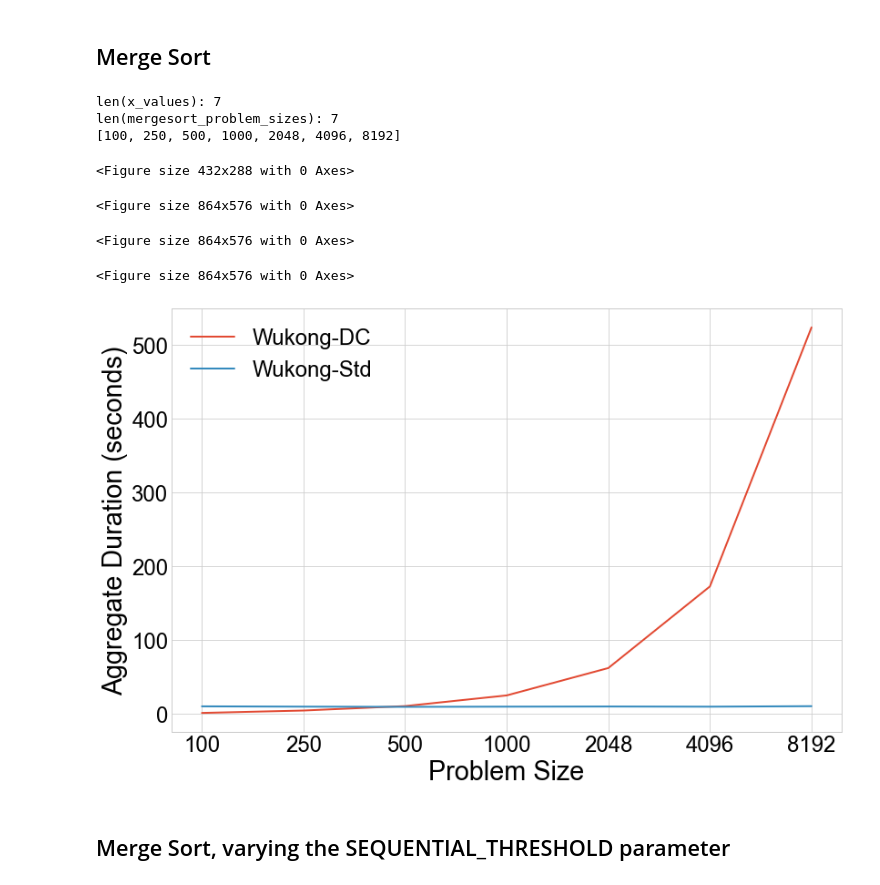
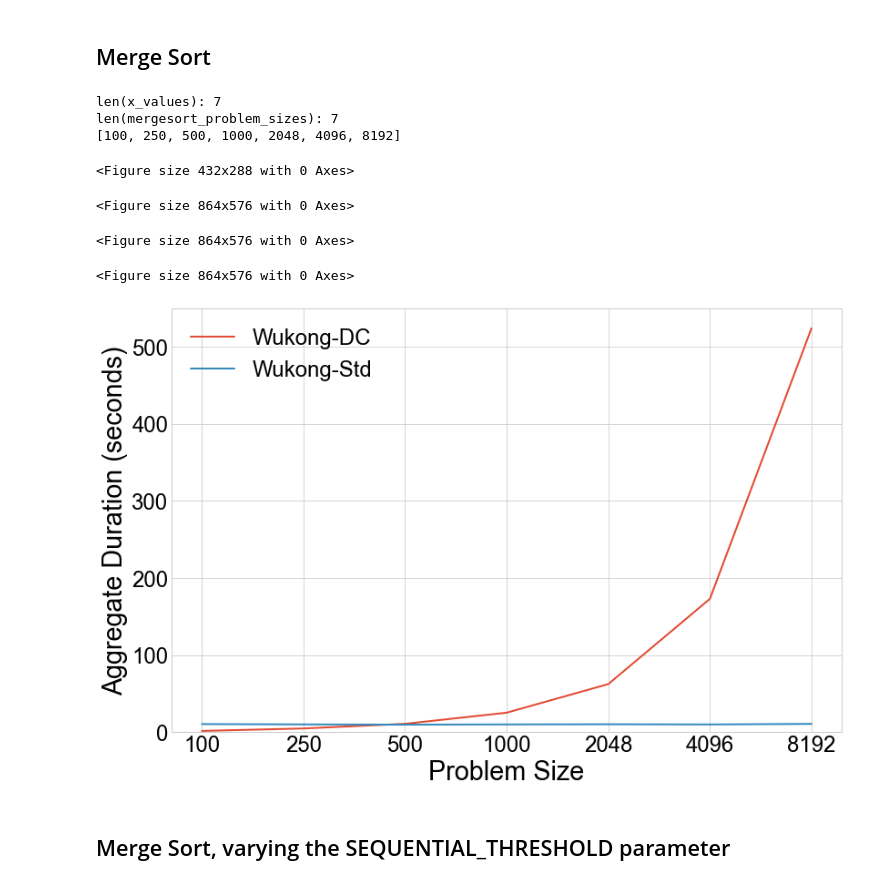
Before and after one commit to Scusemua/WukongDynamic, a Jupyter notebook: Python/data/analysis.ipynb, the cells around one changed output. Drawn from its saved outputs; the diff is of its cells as text; code cells hidden in the pictures.

```diff
--- a/Python/data/analysis.ipynb
+++ b/Python/data/analysis.ipynb
@@ -269,6 +273,7 @@ ax.plot(x_values, wukong_dc_time_averages, label = "Wukong-DC")
 ax.plot(x_values, wukong2_time_averages, label = "Wukong-Std")
 ax.set_xlabel("Problem Size")
 ax.xaxis.set_ticklabels([100] + mergesort_problem_sizes)
+ax.set_ylim(ymin=0)
 ax.set_ylabel("Average Runtime (seconds)")
 plt.tight_layout()
 plt.legend()
@@ -284,6 +289,7 @@ ax.plot(x_values, wukong_dc_cost_averages, label = "Wukong-DC")
 ax.plot(x_values, wukong2_cost_averages, label = "Wukong-Std")
 ax.set_xlabel("Problem Size")
 ax.xaxis.set_ticklabels([100] + mergesort_problem_sizes)
+ax.set_ylim(ymin=0)
 ax.set_ylabel("Average Cost (USD)")
 plt.tight_layout()
 plt.legend()
@@ -292,34 +298,36 @@ plt.savefig("mergesort_cost.pdf")
 
 plt.clf()
 fig, ax = plt.subplots(figsize=(12,8))
 ax.plot(x_values, wukong_dc_num_lambdas_averages, label = "Wukong-DC")
 ax.plot(x_values, wukong2_num_lambdas_averages, label = "Wukong-Std")
 ax.set_xlabel("Problem Size")
 ax.xaxis.set_ticklabels([100] + mergesort_problem_sizes)
+ax.set_ylim(ymin=0)
 ax.set_ylabel("Number of Lambdas")
 plt.tight_layout()
 plt.legend()
 plt.savefig("mergesort_num_lambdas.pdf")
 
 plt.clf()
 fig, ax = plt.subplots(figsize=(12,8))
 ax.plot(x_values, wukong_dc_agg_dur_averages, label = "Wukong-DC")
 ax.plot(x_values, wukong2_agg_dur_averages, label = "Wukong-Std")
 ax.set_xlabel("Problem Size")
 ax.xaxis.set_ticklabels([100] + mergesort_problem_sizes)
+ax.set_ylim(ymin=0)
 ax.set_ylabel("Aggregate Duration (seconds)")
 plt.tight_layout()
 plt.legend()
 plt.savefig("mergesort_agg_dur.pdf")
 # %% [output]
 len(x_values): 7
 len(mergesort_problem_sizes): 7
 [100, 250, 500, 1000, 2048, 4096, 8192]
 <Figure size 432x288 with 0 Axes>
 <Figure size 864x576 with 0 Axes>
 <Figure size 864x576 with 0 Axes>
 <Figure size 864x576 with 0 Axes>
-[figure, old version]
+[figure, new version]
 # %% [markdown]
 ## Merge Sort, varying the SEQUENTIAL_THRESHOLD parameter
 # %%
```
Also changed, not shown: parts of 4 cells of this notebook, 3 other files.
